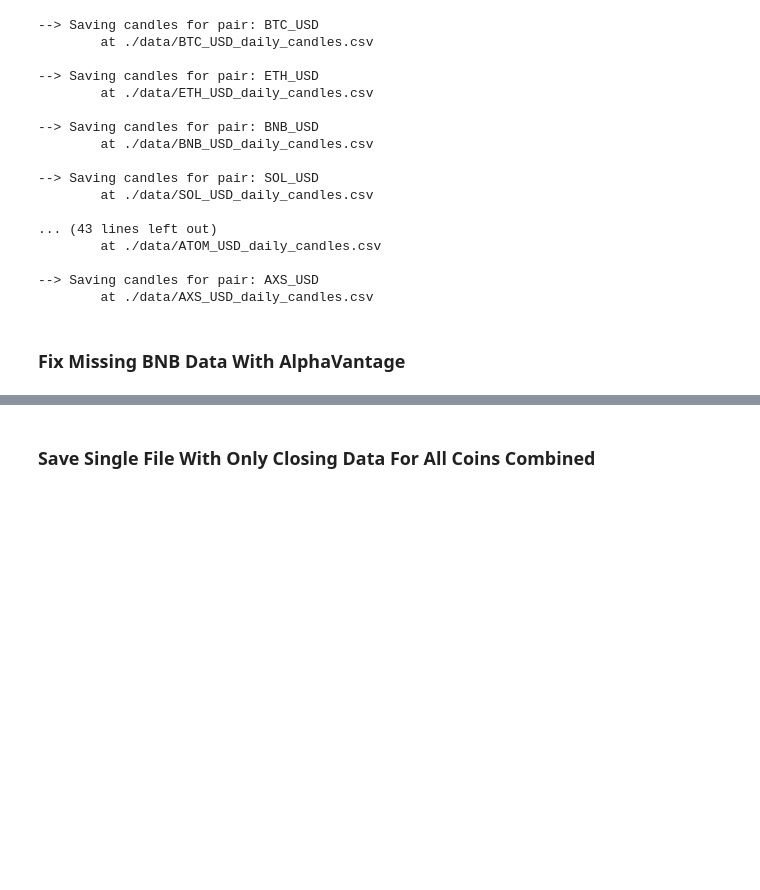
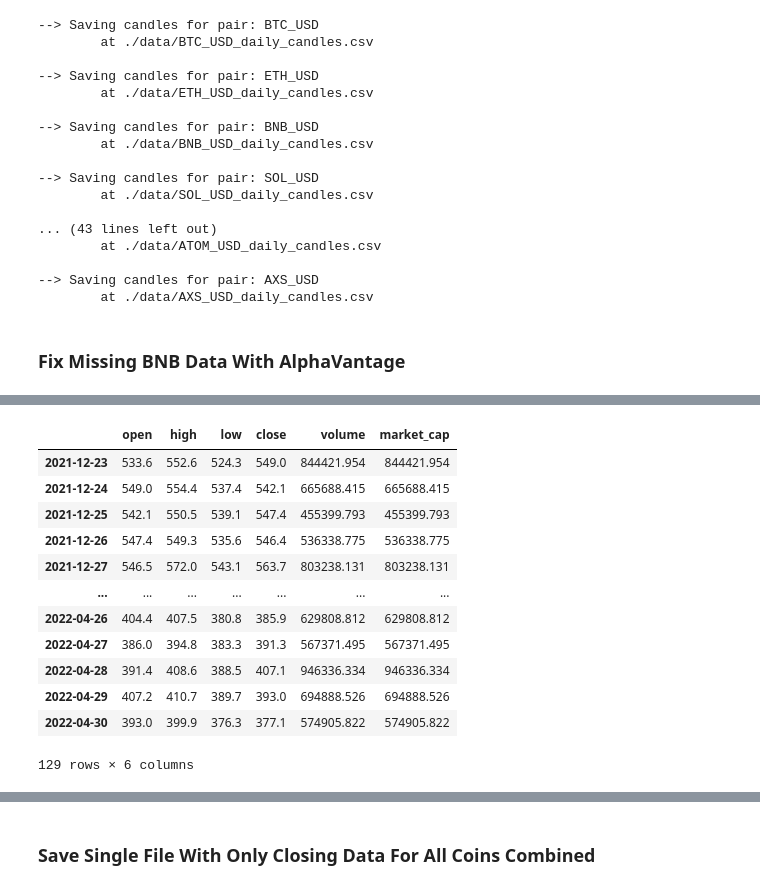
Before and after one commit to andresberejnoi/PublicNotebooks, a Jupyter notebook: 2022 Crypto Portfolio Tracking/Fetch Historic Crypto Data With Coinbase Pro Library.ipynb, the cells around one changed output, grey strips where cells are left out. Drawn from its saved outputs; the diff is of its cells as text; code cells hidden in the pictures; blank space fills up the shorter version.

```diff
--- a/2022 Crypto Portfolio Tracking/Fetch Historic Crypto Data With Coinbase Pro Library.ipynb
+++ b/2022 Crypto Portfolio Tracking/Fetch Historic Crypto Data With Coinbase Pro Library.ipynb
@@ -168,2 +184,18 @@ bnb_df = get_daily_data('BNB',alpha_vantage_key, start_date=start_date, end_date
+# %%
+bnb_df[start_date:end_date]
+# %% [output]
+|  | open | high | low | close | volume | market_cap |
+| 2021-12-23 | 533.6 | 552.6 | 524.3 | 549.0 | 844421.954 | 844421.954 |
+| 2021-12-24 | 549.0 | 554.4 | 537.4 | 542.1 | 665688.415 | 665688.415 |
+| 2021-12-25 | 542.1 | 550.5 | 539.1 | 547.4 | 455399.793 | 455399.793 |
+| 2021-12-26 | 547.4 | 549.3 | 535.6 | 546.4 | 536338.775 | 536338.775 |
+| 2021-12-27 | 546.5 | 572.0 | 543.1 | 563.7 | 803238.131 | 803238.131 |
+| ... | ... | ... | ... | ... | ... | ... |
+| 2022-04-26 | 404.4 | 407.5 | 380.8 | 385.9 | 629808.812 | 629808.812 |
+| 2022-04-27 | 386.0 | 394.8 | 383.3 | 391.3 | 567371.495 | 567371.495 |
+| 2022-04-28 | 391.4 | 408.6 | 388.5 | 407.1 | 946336.334 | 946336.334 |
+| 2022-04-29 | 407.2 | 410.7 | 389.7 | 393.0 | 694888.526 | 694888.526 |
+| 2022-04-30 | 393.0 | 399.9 | 376.3 | 377.1 | 574905.822 | 574905.822 |
+129 rows × 6 columns
 # %%
 daily_close_coins['BNB'] = bnb_df['close']  #get only closing data
```
Also changed, not shown: parts of 7 cells of this notebook.
